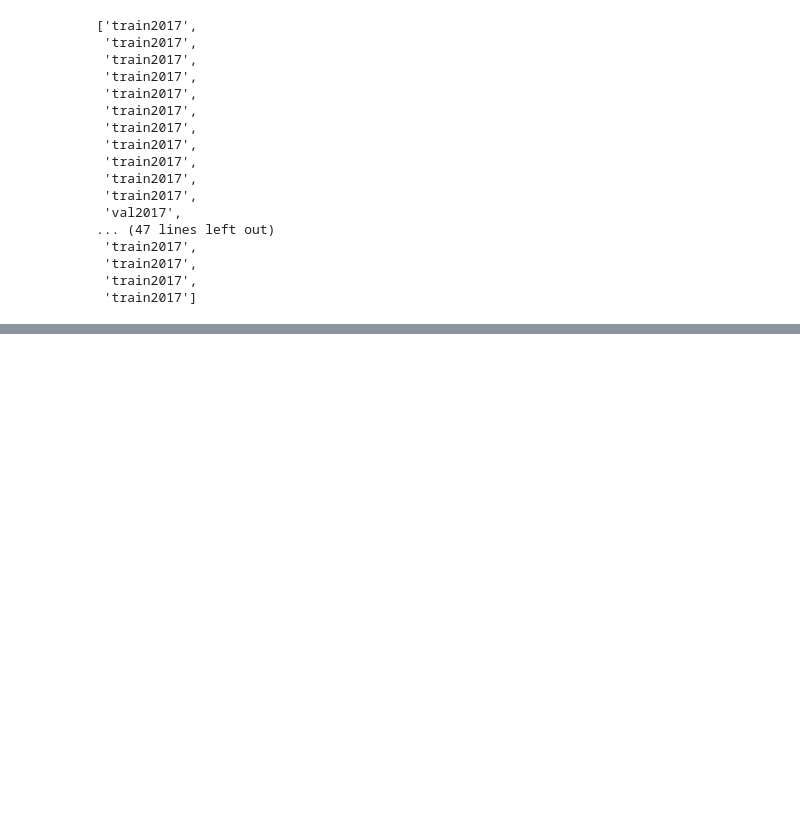
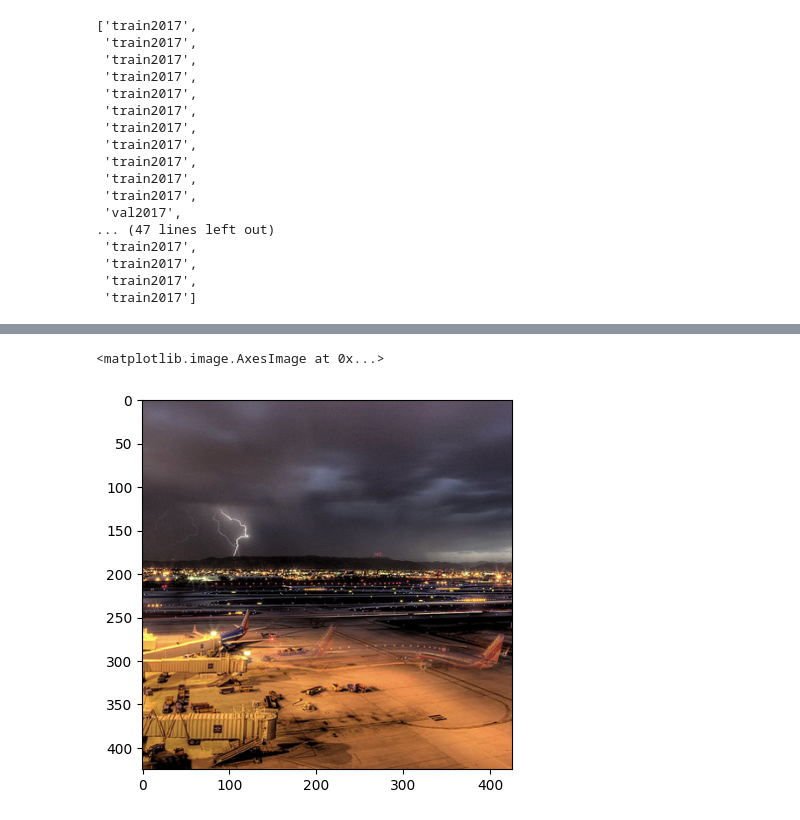
Before and after one commit to Haoyu-Hu/Multimodal-Brain-Decoding, a Jupyter notebook: test.ipynb, the cells around one changed output, grey strips where cells are left out. Saved outputs shown, nothing was run; the diff lists cells and outputs as text; code cells hidden in the pictures; blank space fills up the shorter version.

```diff
--- a/test.ipynb
+++ b/test.ipynb
@@ -411,0 +447,5 @@ AttributeError: 'list' object has no attribute 'shape'
+# %%
+plt.imshow(temp[1]['image'])
+# %% [output]
+<matplotlib.image.AxesImage at 0x...>
+[figure, added]
```
Also changed, not shown: parts of 15 cells of this notebook.
